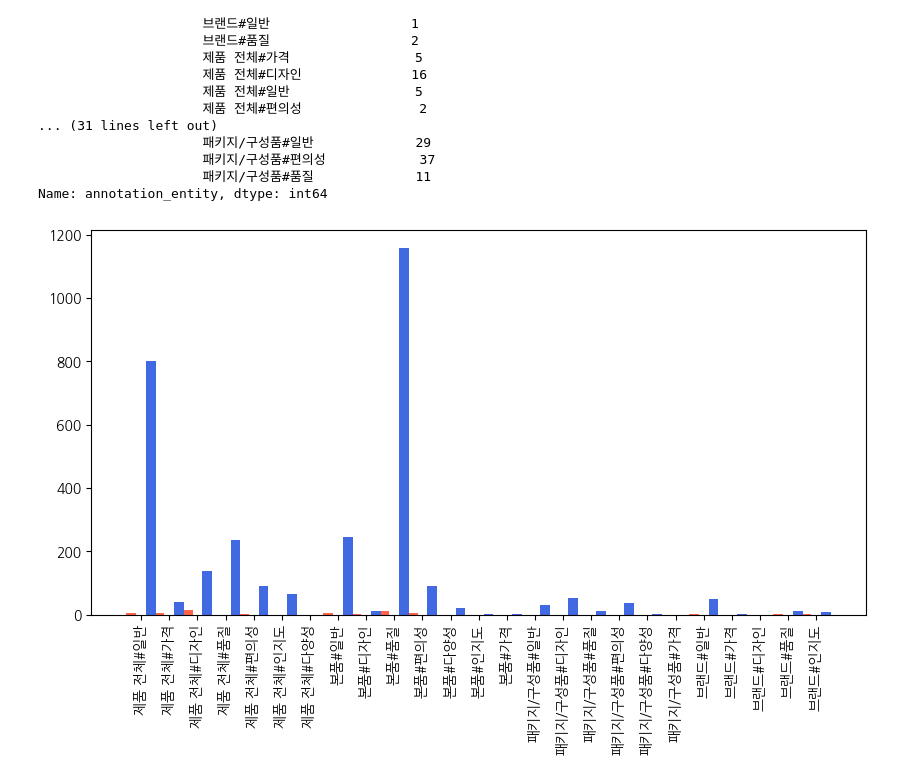
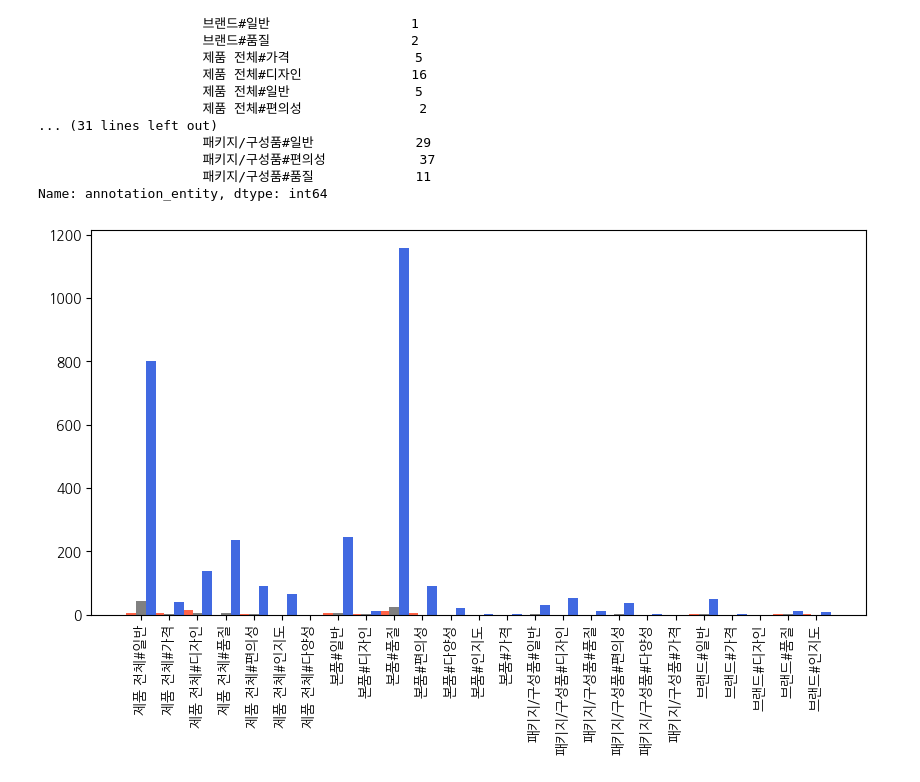
Before and after one commit to kimbyeolhee/korean_ABSA, a Jupyter notebook: notebooks/kbh_data_eda.ipynb, the cells around one changed output. Drawn from its saved outputs; the diff is of its cells as text; code cells hidden in the pictures.

```diff
--- a/notebooks/kbh_data_eda.ipynb
+++ b/notebooks/kbh_data_eda.ipynb
@@ -225,15 +225,15 @@ group_pos = pd.Series(positive_dict.values(), index=default)
 # %%
 fig, ax = plt.subplots(1, 1, figsize=(10,5))
 
 idx = np.arange(len(group_neg))
 width = 0.35
 
 ax.bar(idx-width, group_neg, color='tomato', width=width)
-ax.bar(idx+width, group_neu, color='gray', width=width)
+ax.bar(idx, group_neu, color='gray', width=width)
 ax.bar(idx+width, group_pos, color='royalblue', width=width)
 
 plt.xticks(idx, default)
 plt.xticks(rotation=90)
 plt.show()
 # %% [output]
-[figure, old version]
+[figure, new version]
```
Also changed, not shown: 1 other file.
